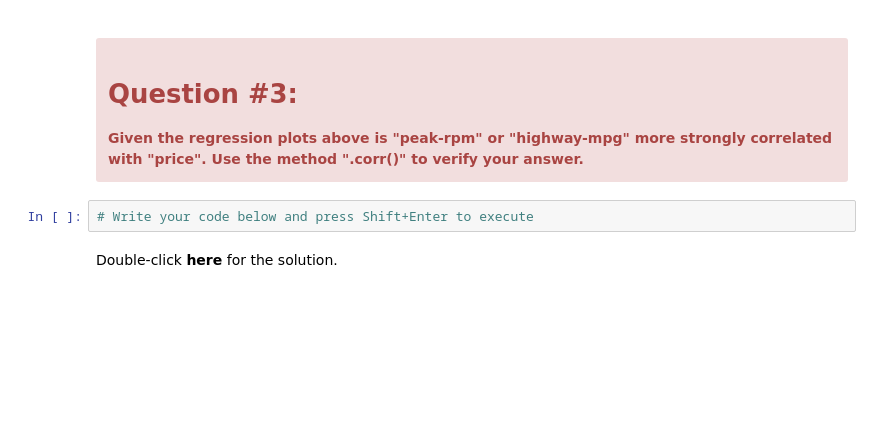
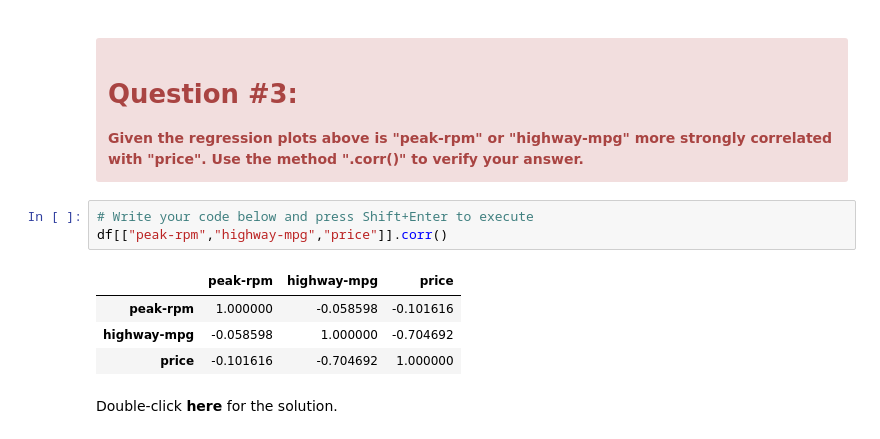
Before and after one commit to MinhHieuDo/-IBM-Data-Science, a Jupyter notebook: Course Data Analysis with Python/Week4 Model Development/model-development.ipynb, the cells around one changed output. Drawn from its saved outputs; the diff is of its cells as text; blank space fills up the shorter version.

```diff
--- a/Course Data Analysis with Python/Week4 Model Development/model-development.ipynb
+++ b/Course Data Analysis with Python/Week4 Model Development/model-development.ipynb
@@ -364,6 +378,12 @@ plt.ylim(0,)
 </div>
 # %%
 # Write your code below and press Shift+Enter to execute
+df[["peak-rpm","highway-mpg","price"]].corr()
+# %% [output]
+|  | peak-rpm | highway-mpg | price |
+| peak-rpm | 1.000000 | -0.058598 | -0.101616 |
+| highway-mpg | -0.058598 | 1.000000 | -0.704692 |
+| price | -0.101616 | -0.704692 | 1.000000 |
 # %% [markdown]
 Double-click <b>here</b> for the solution.
 
```
Also changed, not shown: parts of 24 cells of this notebook.
